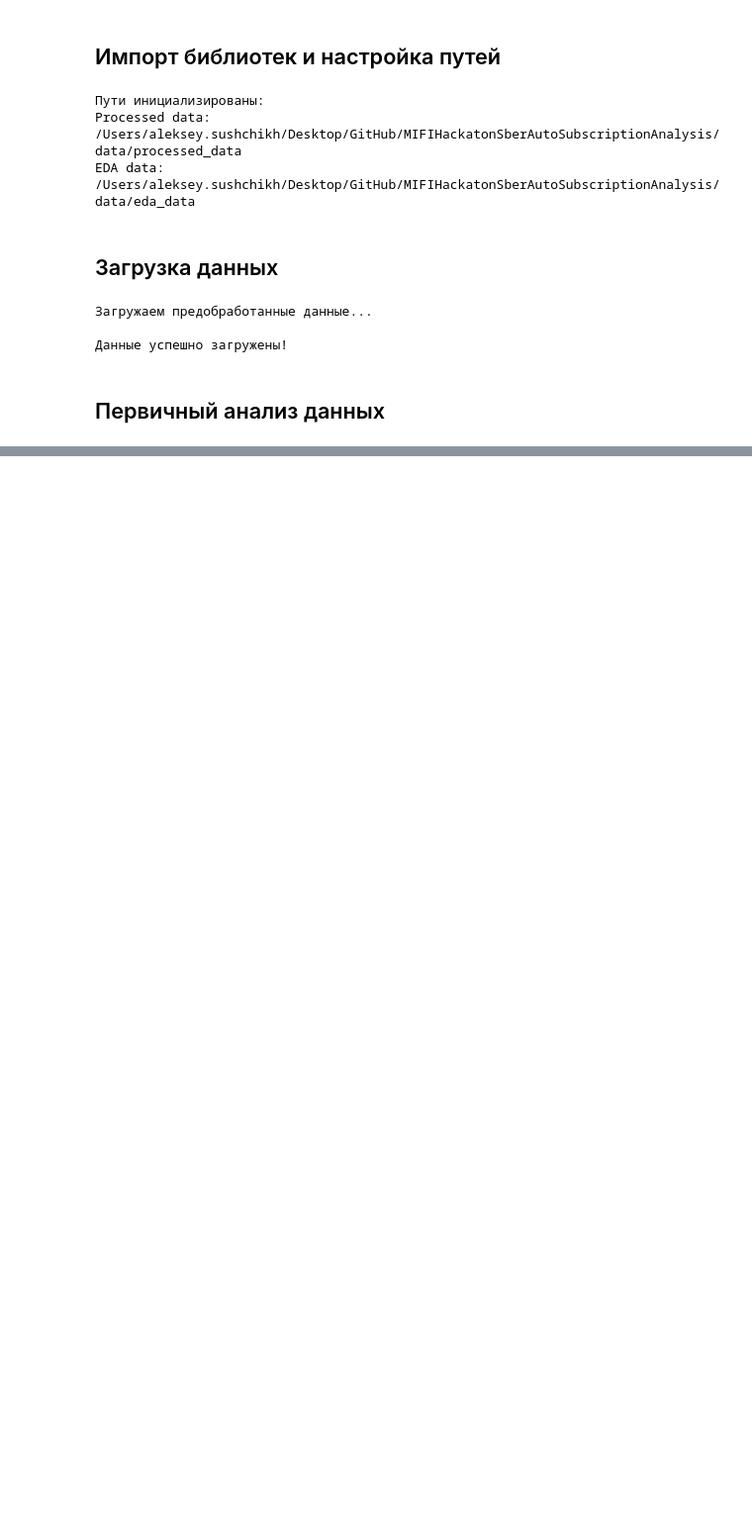
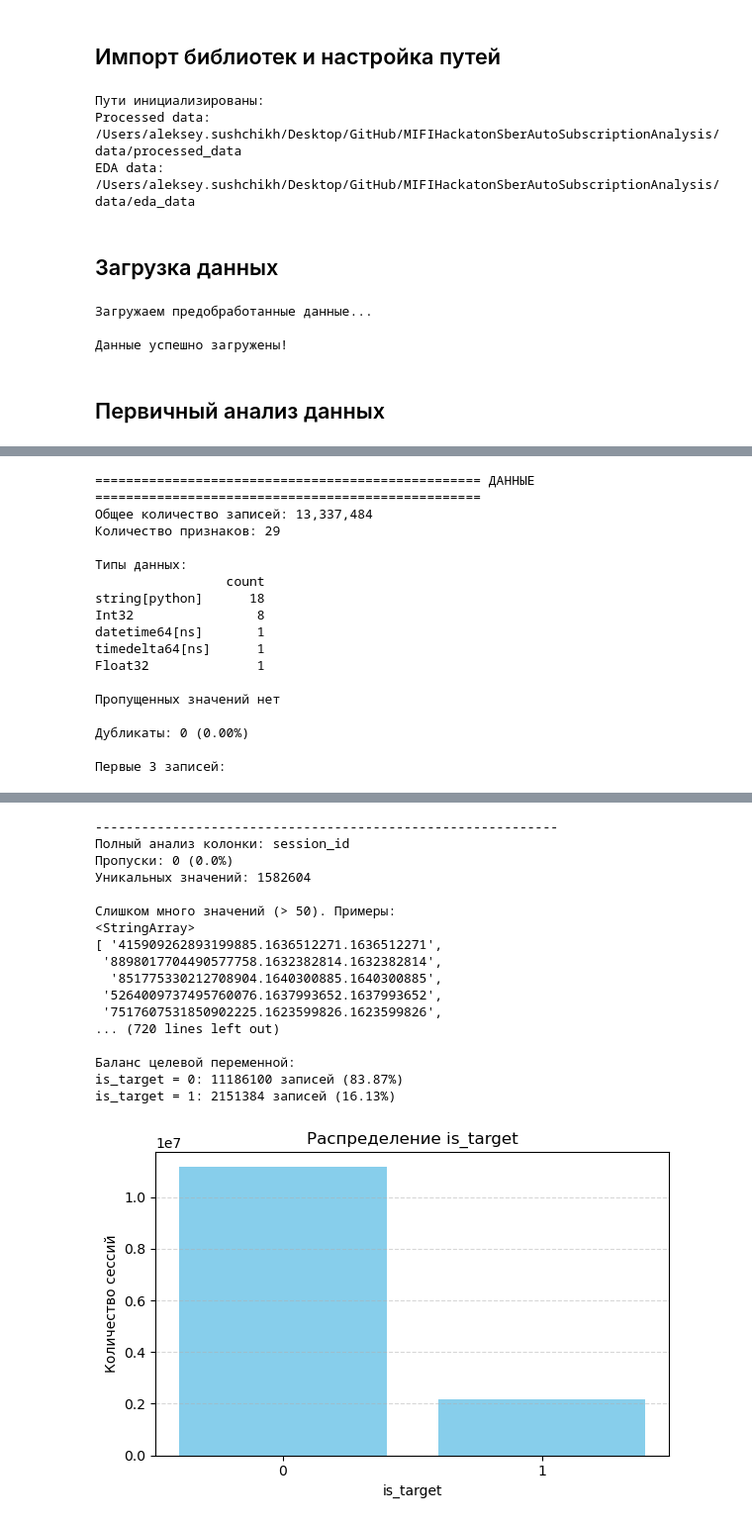
Before and after one commit to ListAloe/MIFIHackatonSberAutoSubscriptionAnalysis, a Jupyter notebook: notebooks/EDA/eda.ipynb, the cells around one changed output, grey strips where cells are left out. Shown at 99% size. Drawn from its saved outputs; the diff is of its cells as text; code cells hidden in the pictures; blank space fills up the shorter version.

```diff
--- a/notebooks/EDA/eda.ipynb
+++ b/notebooks/EDA/eda.ipynb
@@ -241,0 +648,27 @@ plt.show()
+# %%
+test4 = test3.copy()
+
+# Приводим столбцы к правильным типам и заменяем значения
+test4 = test4.convert_dtypes()
+
+test4['aspect_ratio'] = test4['aspect_ratio'].astype('Float32')
+
+summarize_dataset(test4, "Данные")
+# %% [output]
+================================================== ДАННЫЕ ==================================================
+Общее количество записей: 13,337,484
+Количество признаков: 29
+
+Типы данных:
+                 count
+string[python]      18
+Int32                8
+datetime64[ns]       1
+timedelta64[ns]      1
+Float32              1
+
+Пропущенных значений нет
+
+Дубликаты: 0 (0.00%)
+
+Первые 3 записей:
@@ -241,0 +679,18 @@ plt.show()
+------------------------------------------------------------
+Полный анализ колонки: session_id
+Пропуски: 0 (0.0%)
+Уникальных значений: 1582604
+
+Слишком много значений (> 50). Примеры:
+<StringArray>
+[ '415909262893199885.1636512271.1636512271',
+ '8898017704490577758.1632382814.1632382814',
+  '851775330212708904.1640300885.1640300885',
+ '5264009737495760076.1637993652.1637993652',
+ '7517607531850902225.1623599826.1623599826',
+... (720 lines left out)
+
+Баланс целевой переменной:
+is_target = 0: 11186100 записей (83.87%)
+is_target = 1: 2151384 записей (16.13%)
+[figure, added]
```
Also changed, not shown: parts of 22 cells of this notebook, 3 other files.
